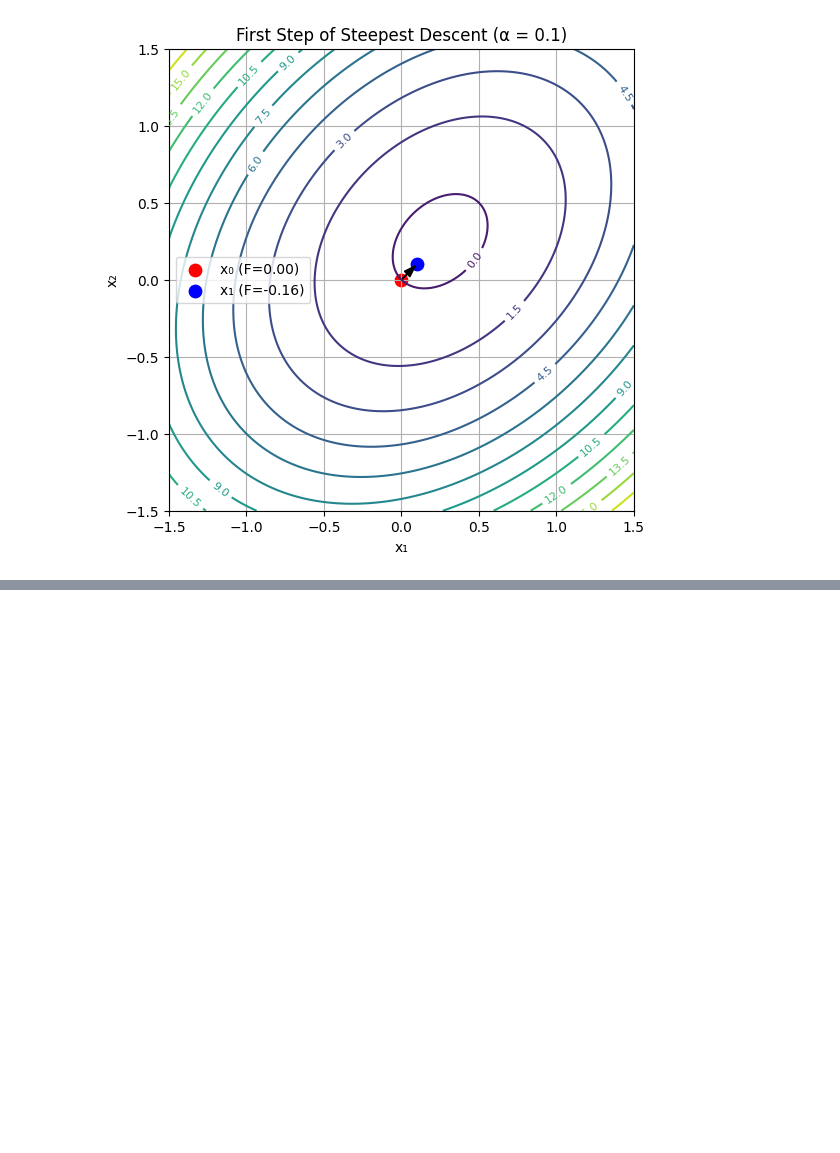
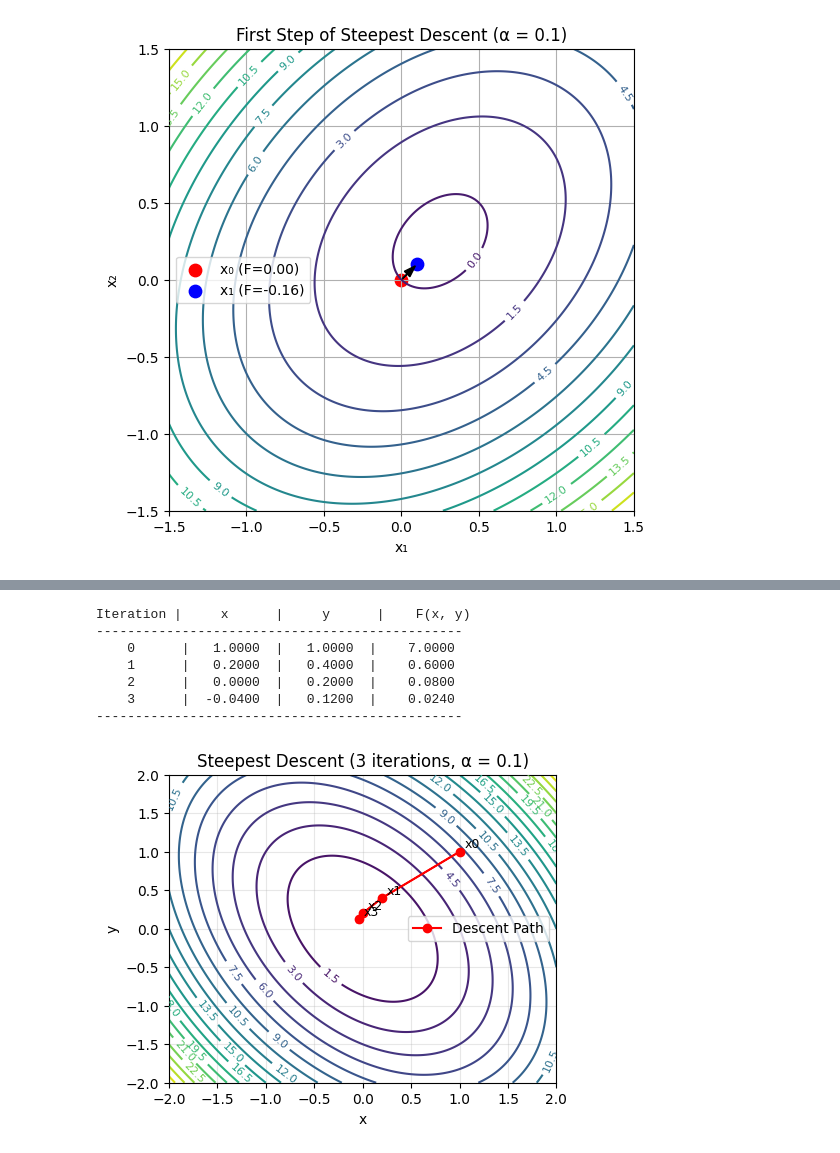
Before and after one commit to theForce-droid/AIandDeepLearning, a Jupyter notebook: AIDL_Grp2.ipynb, the cells around one changed output, grey strips where cells are left out. Cells and saved outputs as stored; diff of their text form; code cells hidden in the pictures; blank space fills up the shorter version.

```diff
--- a/AIDL_Grp2.ipynb
+++ b/AIDL_Grp2.ipynb
@@ -715,0 +749,75 @@ F(x₁) = -0.1600
+# %%
+import numpy as np
+import matplotlib.pyplot as plt
+
+# --- Define the quadratic function and gradient ---
+def F(x, y):
+    """Quadratic function from Question 4"""
+    return 3*x**2 + 2*x*y + 2*y**2
+
+def grad_F(x, y):
+    """Gradient of F(x, y)"""
+    dFx = 6*x + 2*y
+    dFy = 2*x + 4*y
+    return np.array([dFx, dFy])
+
+# --- Parameters ---
+alpha = 0.1  # learning rate
+x = np.array([1.0, 1.0])  # initial guess, changing from [0,0] as the descent was not visible
+points = [x.copy()]
+
+# --- Perform 3 iterations of steepest descent ---
+for i in range(3):
+    g = grad_F(x[0], x[1])
+    x = x - alpha * g
+    points.append(x.copy())
+
+points = np.array(points)
+
+# --- Print iteration details ---
+print("Iteration |     x      |     y      |    F(x, y)")
+print("-----------------------------------------------")
+for i, p in enumerate(points):
+    print(f"   {i:2d}      |  {p[0]:7.4f}  |  {p[1]:7.4f}  |  {F(p[0], p[1]):8.4f}")
+print("-----------------------------------------------")
+
+# --- Create mesh grid for contour plot ---
+x_vals = np.linspace(-2, 2, 200)
+y_vals = np.linspace(-2, 2, 200)
+X, Y = np.meshgrid(x_vals, y_vals)
+Z = F(X, Y)
+
+# --- Plot ---
+plt.figure(figsize=(5,4))
+contours = plt.contour(X, Y, Z, levels=20, cmap='viridis')
+plt.clabel(contours, inline=True, fontsize=8)
+plt.xlabel("x")
+plt.ylabel("y")
+plt.title("Steepest Descent (3 iterations, α = 0.1)")
+
+# --- Plot the descent path and arrows ---
+plt.plot(points[:,0], points[:,1], 'ro-', label='Descent Path')
+
+for i in range(len(points)-1):
+    plt.arrow(points[i,0], points[i,1],
+              points[i+1,0]-points[i,0],
+              points[i+1,1]-points[i,1],
+              head_width=0.05, head_length=0.05,
+              fc='red', ec='red')
+
+# --- Label points ---
+for i, p in enumerate(points):
+    plt.text(p[0]+0.05, p[1]+0.05, f"x{i}", fontsize=9, color='black')
+
+plt.legend()
+plt.grid(True, alpha=0.3)
+plt.show()
+# %% [output]
+Iteration |     x      |     y      |    F(x, y)
+-----------------------------------------------
+    0      |   1.0000  |   1.0000  |    7.0000
+    1      |   0.2000  |   0.4000  |    0.6000
+    2      |   0.0000  |   0.2000  |    0.0800
+    3      |  -0.0400  |   0.1200  |    0.0240
+-----------------------------------------------
+[figure, added]
```
Also changed, not shown: parts of 3 cells of this notebook.
